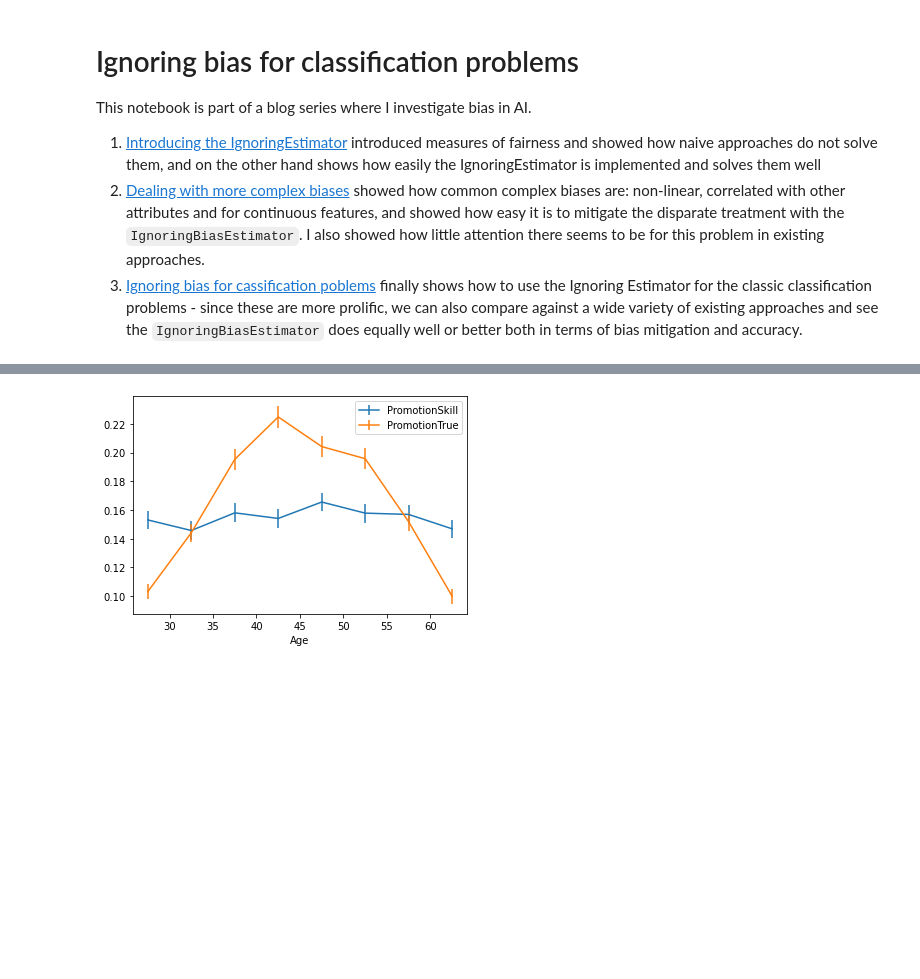
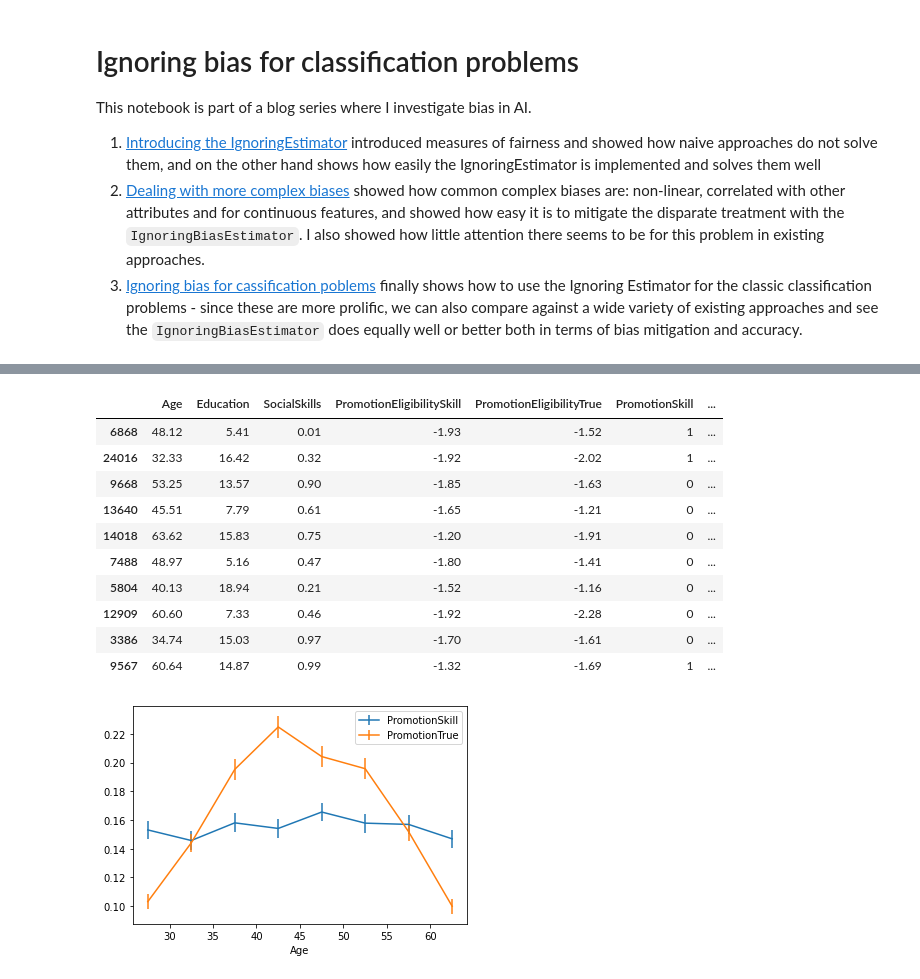
Before and after one commit to SjoerdCor/fairness, a Jupyter notebook: blog/3.IgnoringBiasForClassificationProblems.ipynb, the cells around one changed output, grey strips where cells are left out. Cells and saved outputs as stored; diff of their text form; code cells hidden in the pictures; blank space fills up the shorter version.

```diff
--- a/blog/3.IgnoringBiasForClassificationProblems.ipynb
+++ b/blog/3.IgnoringBiasForClassificationProblems.ipynb
@@ -46,11 +49,6 @@ def generate_employees_age(size=2500):
                      )
         )
     return X
-
-def quadratic_bonus(age, effect_size=1):
-    bias = -1 * age.sub(age.mean()).pow(2)
-    bias = (bias - bias.mean())/bias.std() # Make  the bias neutral
-    return bias * effect_size
 
 def eligibility_to_promotion(e):
     ''' Real numer -> 0/1 based on binomial distribution via sigmoid'''
@@ -65,12 +63,27 @@ def add_promotion(df):
     error = np.random.normal(-2, 0.2, size=len(df))
     df = df.assign(PromotionEligibilitySkill = lambda df: df.mul(weights).sum('columns').add(error),
                    PromotionEligibilityTrue = lambda df: (df['PromotionEligibilitySkill']
-                                                          .add(quadratic_bonus(df['Age'], 0.4))
+                                                          .add(utils.generate_bias(df['Age'], effect_size=-0.4, power=2))
                                                          ),
                    PromotionSkill = lambda df: df['PromotionEligibilitySkill'].apply(eligibility_to_promotion),
                    PromotionTrue = lambda df: df['PromotionEligibilityTrue'].apply(eligibility_to_promotion),
                   )
     return df
 
-df_age = generate_employees_age(25000).pipe(add_promotion)
+df = generate_employees_age(25000).pipe(add_promotion)
+PROTECTED_ATTRIBUTE = ['Age']
+# %%
+utils.display_df(df)
+# %% [output]
+|  | Age | Education | SocialSkills | PromotionEligibilitySkill | PromotionEligibilityTrue | PromotionSkill | ... |
+| 6868 | 48.12 | 5.41 | 0.01 | -1.93 | -1.52 | 1 | ... |
+| 24016 | 32.33 | 16.42 | 0.32 | -1.92 | -2.02 | 1 | ... |
+| 9668 | 53.25 | 13.57 | 0.90 | -1.85 | -1.63 | 0 | ... |
+| 13640 | 45.51 | 7.79 | 0.61 | -1.65 | -1.21 | 0 | ... |
+| 14018 | 63.62 | 15.83 | 0.75 | -1.20 | -1.91 | 0 | ... |
+| 7488 | 48.97 | 5.16 | 0.47 | -1.80 | -1.41 | 0 | ... |
+| 5804 | 40.13 | 18.94 | 0.21 | -1.52 | -1.16 | 0 | ... |
+| 12909 | 60.60 | 7.33 | 0.46 | -1.92 | -2.28 | 0 | ... |
+| 3386 | 34.74 | 15.03 | 0.97 | -1.70 | -1.61 | 0 | ... |
+| 9567 | 60.64 | 14.87 | 0.99 | -1.32 | -1.69 | 1 | ... |
 # %%
```
Also changed, not shown: parts of 34 cells of this notebook.
